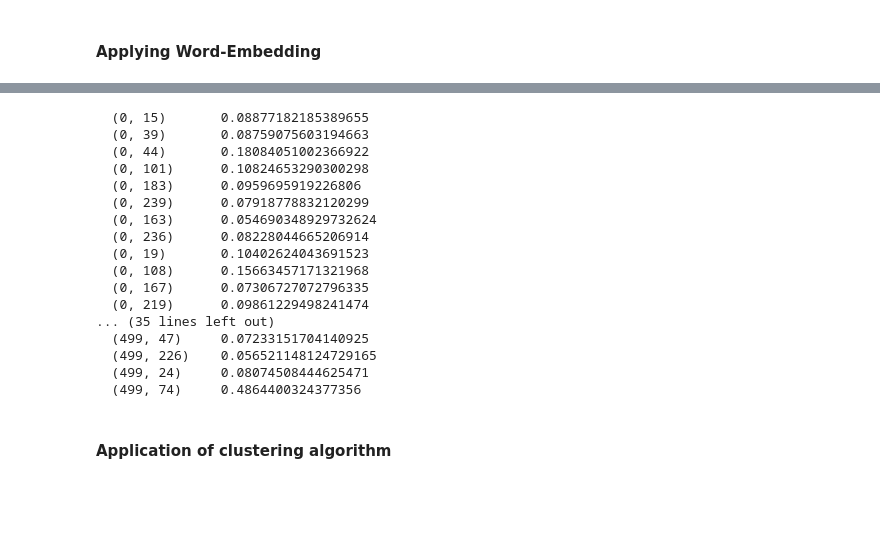
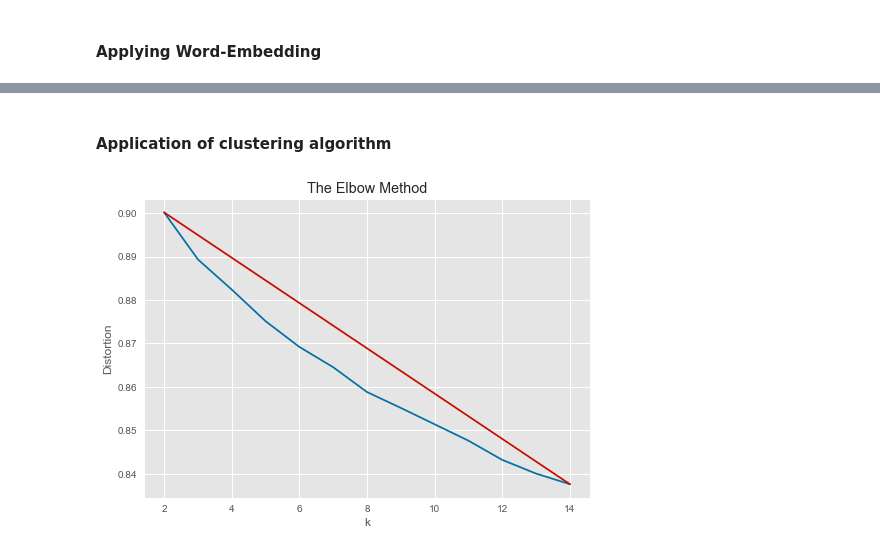
Before and after one commit to bivas16/RAG, a Jupyter notebook: clustering_app.ipynb, the cells around one changed output, grey strips where cells are left out. Saved outputs shown, nothing was run; the diff lists cells and outputs as text; code cells hidden in the pictures; blank space fills up the shorter version.

Commit message:
visual cluster's on graph done

```diff
--- a/clustering_app.ipynb
+++ b/clustering_app.ipynb
@@ -99,32 +127,12 @@ X = vectorize(pro_text, max_features)
-# %%
-print(X)
-# %% [output]
-  (0, 15)       0.08877182185389655
-  (0, 39)       0.08759075603194663
-  (0, 44)       0.18084051002366922
-  (0, 101)      0.10824653290300298
-  (0, 183)      0.0959695919226806
-  (0, 239)      0.07918778832120299
-  (0, 163)      0.054690348929732624
-  (0, 236)      0.08228044665206914
-  (0, 19)       0.10402624043691523
-  (0, 108)      0.15663457171321968
-  (0, 167)      0.07306727072796335
-  (0, 219)      0.09861229498241474
-... (35 lines left out)
-  (499, 47)     0.07233151704140925
-  (499, 226)    0.056521148124729165
-  (499, 24)     0.08074508444625471
-  (499, 74)     0.4864400324377356
 # %% [markdown]
 #### Application of clustering algorithm
 # %%
 from sklearn import metrics
 from scipy.spatial.distance import cdist
 
-# run kmeans with many different k
+# run kmeans with many different k values
 distortions = []
-K = range(2, 20)
+K = range(2, 15)
 for k in K:
     k_means = KMeans(n_clusters=k, random_state=42).fit(X)
     k_means.fit(X)
@@ -136,3 +144,18 @@ for k in K:
 ## vectorize the data
 ## perform topic modeling
 ## append the keywords to df
+# %%
+plt.style.use('ggplot')
+
+X_line = [K[0], K[-1]]
+Y_line = [distortions[0], distortions[-1]]
+
+# Plot the elbow
+plt.plot(K, distortions, 'b-')
+plt.plot(X_line, Y_line, 'r')
+plt.xlabel('k')
+plt.ylabel('Distortion')
+plt.title('The Elbow Method')
+plt.show()
+# %% [output]
+[figure, added]
```
Also changed, not shown: parts of 15 cells of this notebook.
